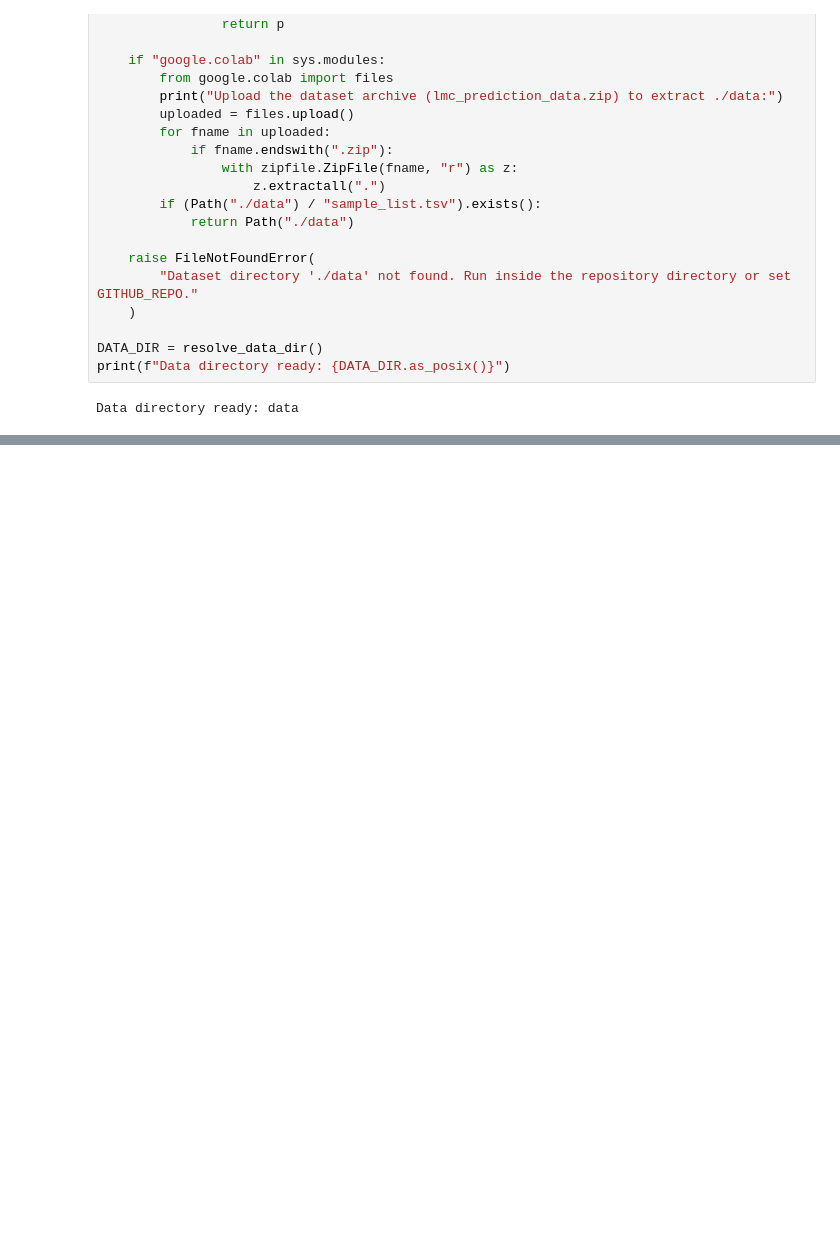
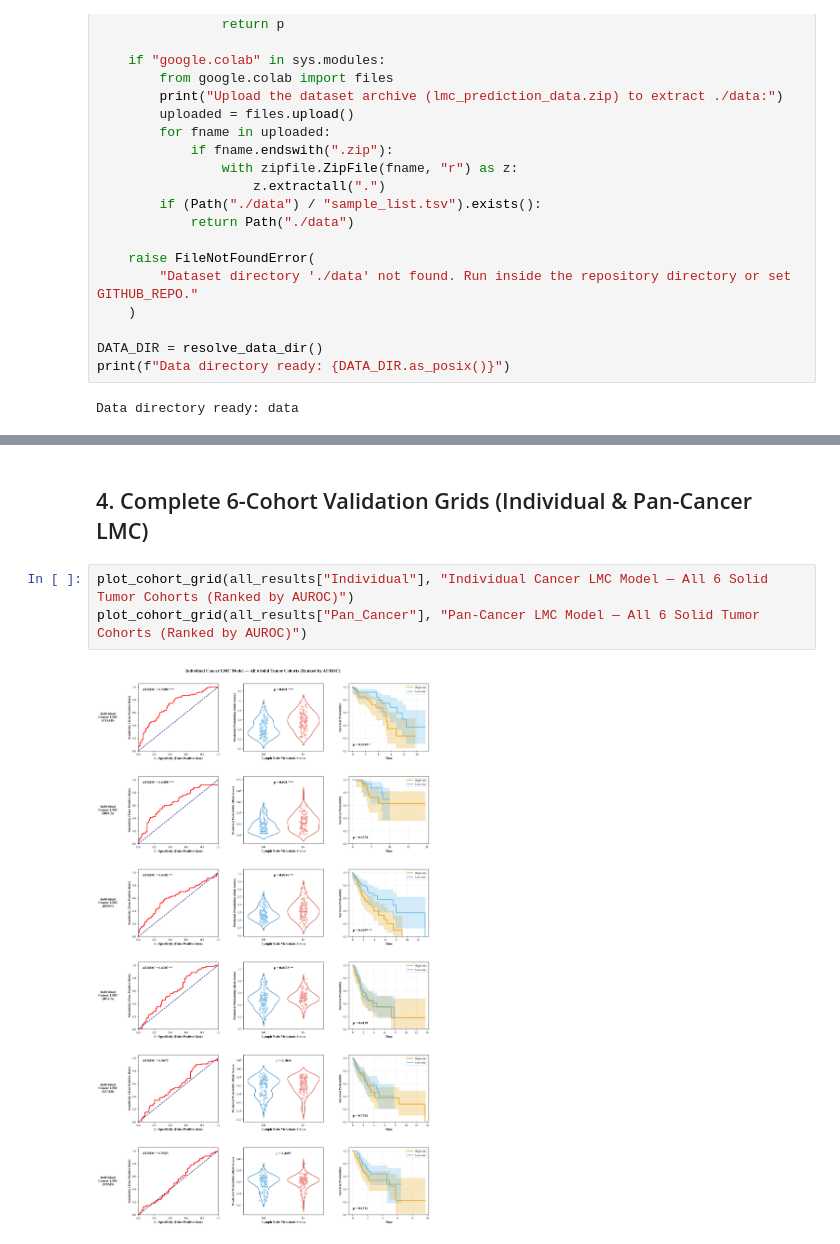
Before and after one commit to Aiorwtlky/LMC-Metastasis-Prediction, a Jupyter notebook: LMC_Metastasis_Survival_EN.ipynb, the cells around one changed output, grey strips where cells are left out. Cells and saved outputs as stored; diff of their text form; blank space fills up the shorter version.

```diff
--- a/LMC_Metastasis_Survival_EN.ipynb
+++ b/LMC_Metastasis_Survival_EN.ipynb
@@ -286,2 +314,9 @@ plt.show()
 # %% [output]
 [figure]
+# %% [markdown]
+## 4. Complete 6-Cohort Validation Grids (Individual & Pan-Cancer LMC)
+# %%
+plot_cohort_grid(all_results["Individual"], "Individual Cancer LMC Model — All 6 Solid Tumor Cohorts (Ranked by AUROC)")
+plot_cohort_grid(all_results["Pan_Cancer"], "Pan-Cancer LMC Model — All 6 Solid Tumor Cohorts (Ranked by AUROC)")
+# %% [output]
+[figure, added]
```
Also changed, not shown: parts of 7 cells of this notebook, 17 other files.
